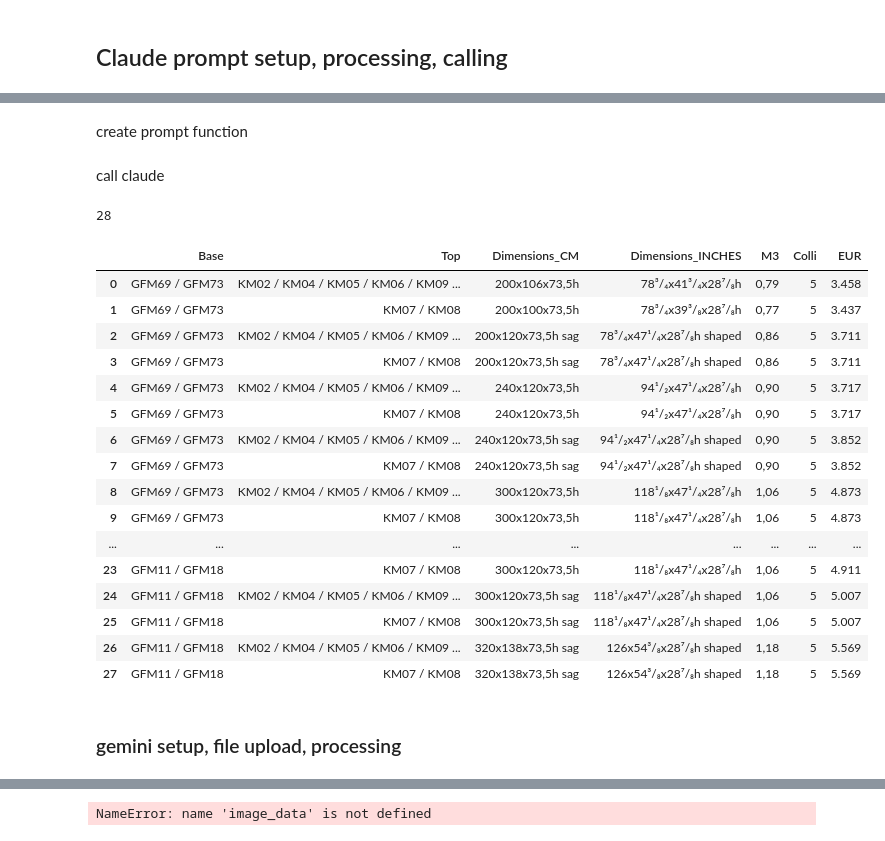
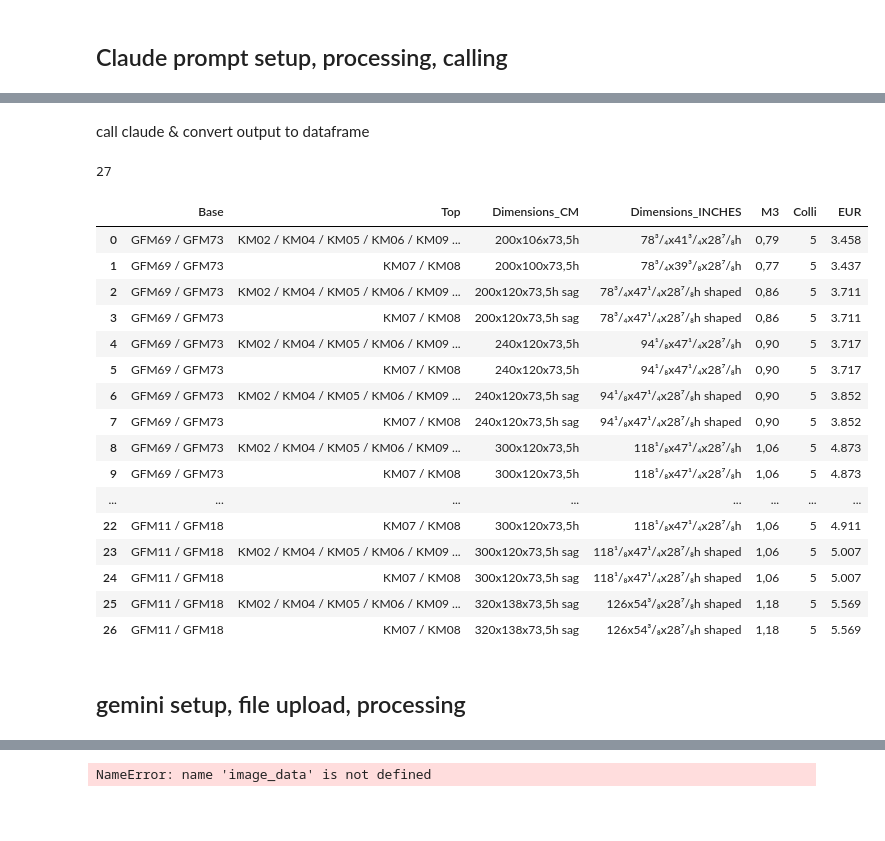
Before and after one commit to bayek10/AI-unstructured-data, a Jupyter notebook: furniture_price_extraction_2.ipynb, the cells around one changed output, grey strips where cells are left out. Drawn from its saved outputs; the diff is of its cells as text; code cells hidden in the pictures; blank space fills up the shorter version.

```diff
--- a/furniture_price_extraction_2.ipynb
+++ b/furniture_price_extraction_2.ipynb
@@ -163,16 +129,9 @@ client = Anthropic(api_key=anthropic_api_key)
 def encode_image_to_base64(image_path):
     with open(image_path, 'rb') as image_file:
         return base64.standard_b64encode(image_file.read()).decode("utf-8")
-# %% [markdown]
-create prompt function
 # %%
+# BUILD THE COMPLETE MESSAGES ARRAY (PROMPT BUILDER)
 def build_prompt(prompt_text, prompt_image, few_shot_examples=None):
-    """Build the complete messages array"""
-
-    # # add pre-fill response so it can get to the fkn point
-    # messages.extend([{"role": "assistant", "content": "["}])
-
-    # LEFT HERE
     messages=[
         {
             "role": "user",
@@ -231,8 +190,8 @@ def build_prompt(prompt_text, prompt_image, few_shot_examples=None):
     ]
     return messages
 # %%
-def process_image_claude(prompt_image, prompt_text, sys_instruction=""):
-    """Main function to process image with Claude"""
+# MAIN FUNCTION TO PROCESS IMAGE WITH CLAUDE
+def process_image_claude(prompt_image, prompt_text, sys_instruction="", few_shot_examples=None):
     try:
         messages = build_prompt(prompt_text, prompt_image, few_shot_examples)
         response = client.messages.create(
@@ -251,42 +210,38 @@ def process_image_claude(prompt_image, prompt_text, sys_instruction=""):
         print(f"Error processing image: {str(e)}")
         return None
 # %% [markdown]
-call claude
+call claude & convert output to dataframe
 # %%
-image_url = "./table-image-desk3.png"  # Replace with your image URL
-response = process_image_claude(image_url, prompt_text, system_instruction)
-print(response)
+image_url = "./files/table-image-desk3.png"  # Replace with your image URL
+def extract_price_data(image_path):
+    return process_image_claude(image_path, prompt_text, system_instruction, few_shot_examples)
+
+response = extract_price_data(image_url)
+# print(response)
 # %%
-# TESTING OUTPUTS
-full_response = ""
-if response.strip().startswith("{"):
-    full_response = "[" + response
-else:
-    full_response = response
-
-# print(full)
-data_json = json.loads(full_response)
+# CHECKING OUTPUT
+data_json = json.loads(response)
 print(len(data_json))
 pd.DataFrame.from_records(data_json)
 # %% [output]
-28
+27
 |  | Base | Top | Dimensions_CM | Dimensions_INCHES | M3 | Colli | EUR |
 | 0 | GFM69 / GFM73 | KM02 / KM04 / KM05 / KM06 / KM09 ... | 200x106x73,5h | 78³/₄x41³/₄x28⁷/₈h | 0,79 | 5 | 3.458 |
 | 1 | GFM69 / GFM73 | KM07 / KM08 | 200x100x73,5h | 78³/₄x39³/₈x28⁷/₈h | 0,77 | 5 | 3.437 |
 | 2 | GFM69 / GFM73 | KM02 / KM04 / KM05 / KM06 / KM09 ... | 200x120x73,5h sag | 78³/₄x47¹/₄x28⁷/₈h shaped | 0,86 | 5 | 3.711 |
 | 3 | GFM69 / GFM73 | KM07 / KM08 | 200x120x73,5h sag | 78³/₄x47¹/₄x28⁷/₈h shaped | 0,86 | 5 | 3.711 |
-| 4 | GFM69 / GFM73 | KM02 / KM04 / KM05 / KM06 / KM09 ... | 240x120x73,5h | 94¹/₂x47¹/₄x28⁷/₈h | 0,90 | 5 | 3.717 |
-| 5 | GFM69 / GFM73 | KM07 / KM08 | 240x120x73,5h | 94¹/₂x47¹/₄x28⁷/₈h | 0,90 | 5 | 3.717 |
-| 6 | GFM69 / GFM73 | KM02 / KM04 / KM05 / KM06 / KM09 ... | 240x120x73,5h sag | 94¹/₂x47¹/₄x28⁷/₈h shaped | 0,90 | 5 | 3.852 |
-| 7 | GFM69 / GFM73 | KM07 / KM08 | 240x120x73,5h sag | 94¹/₂x47¹/₄x28⁷/₈h shaped | 0,90 | 5 | 3.852 |
+| 4 | GFM69 / GFM73 | KM02 / KM04 / KM05 / KM06 / KM09 ... | 240x120x73,5h | 94¹/₈x47¹/₄x28⁷/₈h | 0,90 | 5 | 3.717 |
+| 5 | GFM69 / GFM73 | KM07 / KM08 | 240x120x73,5h | 94¹/₈x47¹/₄x28⁷/₈h | 0,90 | 5 | 3.717 |
+| 6 | GFM69 / GFM73 | KM02 / KM04 / KM05 / KM06 / KM09 ... | 240x120x73,5h sag | 94¹/₈x47¹/₄x28⁷/₈h shaped | 0,90 | 5 | 3.852 |
+| 7 | GFM69 / GFM73 | KM07 / KM08 | 240x120x73,5h sag | 94¹/₈x47¹/₄x28⁷/₈h shaped | 0,90 | 5 | 3.852 |
 | 8 | GFM69 / GFM73 | KM02 / KM04 / KM05 / KM06 / KM09 ... | 300x120x73,5h | 118¹/₈x47¹/₄x28⁷/₈h | 1,06 | 5 | 4.873 |
 | 9 | GFM69 / GFM73 | KM07 / KM08 | 300x120x73,5h | 118¹/₈x47¹/₄x28⁷/₈h | 1,06 | 5 | 4.873 |
 | ... | ... | ... | ... | ... | ... | ... | ... |
-| 23 | GFM11 / GFM18 | KM07 / KM08 | 300x120x73,5h | 118¹/₈x47¹/₄x28⁷/₈h | 1,06 | 5 | 4.911 |
-| 24 | GFM11 / GFM18 | KM02 / KM04 / KM05 / KM06 / KM09 ... | 300x120x73,5h sag | 118¹/₈x47¹/₄x28⁷/₈h shaped | 1,06 | 5 | 5.007 |
-| 25 | GFM11 / GFM18 | KM07 / KM08 | 300x120x73,5h sag | 118¹/₈x47¹/₄x28⁷/₈h shaped | 1,06 | 5 | 5.007 |
-| 26 | GFM11 / GFM18 | KM02 / KM04 / KM05 / KM06 / KM09 ... | 320x138x73,5h sag | 126x54³/₈x28⁷/₈h shaped | 1,18 | 5 | 5.569 |
-| 27 | GFM11 / GFM18 | KM07 / KM08 | 320x138x73,5h sag | 126x54³/₈x28⁷/₈h shaped | 1,18 | 5 | 5.569 |
+| 22 | GFM11 / GFM18 | KM07 / KM08 | 300x120x73,5h | 118¹/₈x47¹/₄x28⁷/₈h | 1,06 | 5 | 4.911 |
+| 23 | GFM11 / GFM18 | KM02 / KM04 / KM05 / KM06 / KM09 ... | 300x120x73,5h sag | 118¹/₈x47¹/₄x28⁷/₈h shaped | 1,06 | 5 | 5.007 |
+| 24 | GFM11 / GFM18 | KM07 / KM08 | 300x120x73,5h sag | 118¹/₈x47¹/₄x28⁷/₈h shaped | 1,06 | 5 | 5.007 |
+| 25 | GFM11 / GFM18 | KM02 / KM04 / KM05 / KM06 / KM09 ... | 320x138x73,5h sag | 126x54³/₈x28⁷/₈h shaped | 1,18 | 5 | 5.569 |
+| 26 | GFM11 / GFM18 | KM07 / KM08 | 320x138x73,5h sag | 126x54³/₈x28⁷/₈h shaped | 1,18 | 5 | 5.569 |
 # %% [markdown]
-### gemini setup, file upload, processing
+## gemini setup, file upload, processing
 # %%
```
Also changed, not shown: parts of 24 cells of this notebook, 7 other files.
